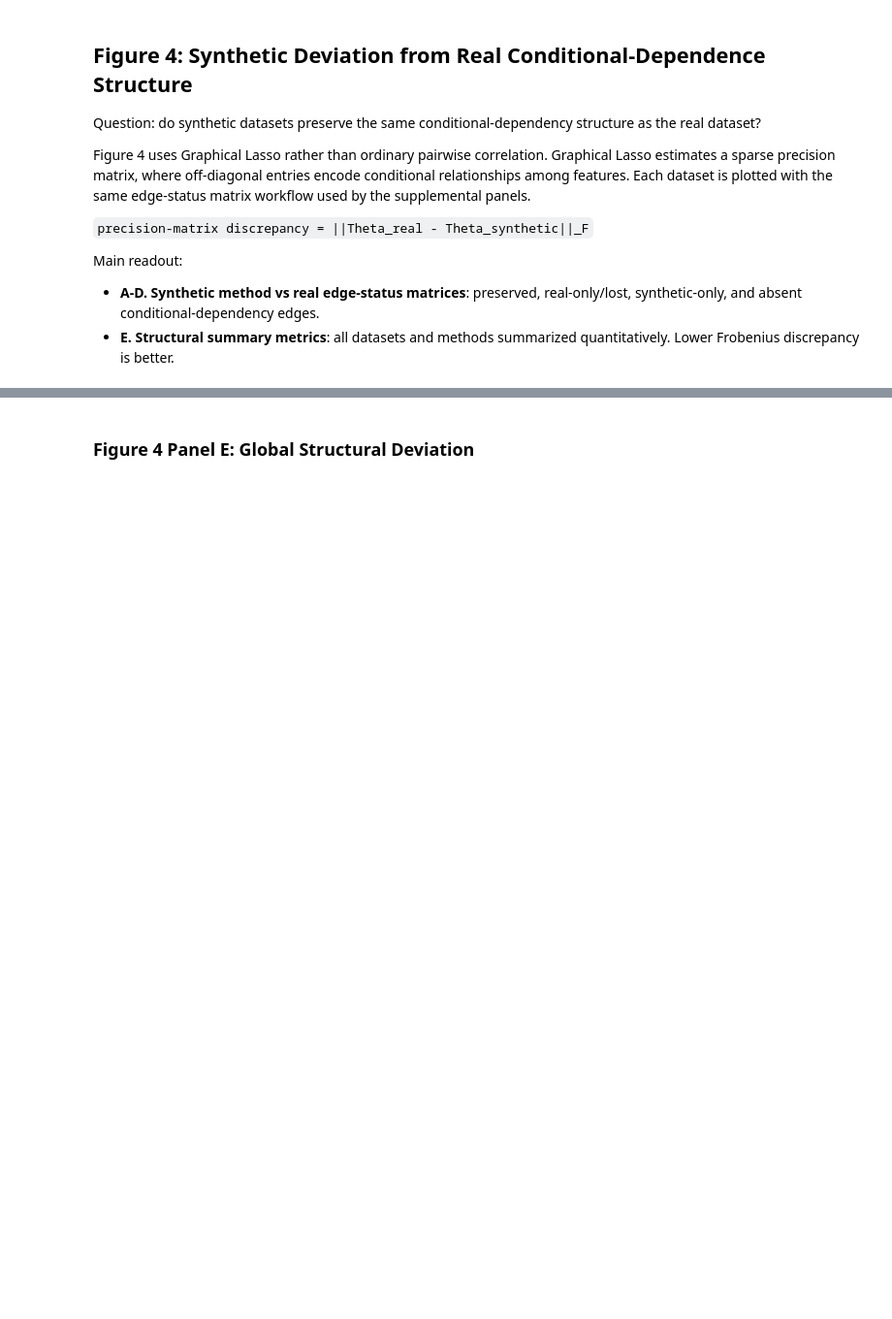
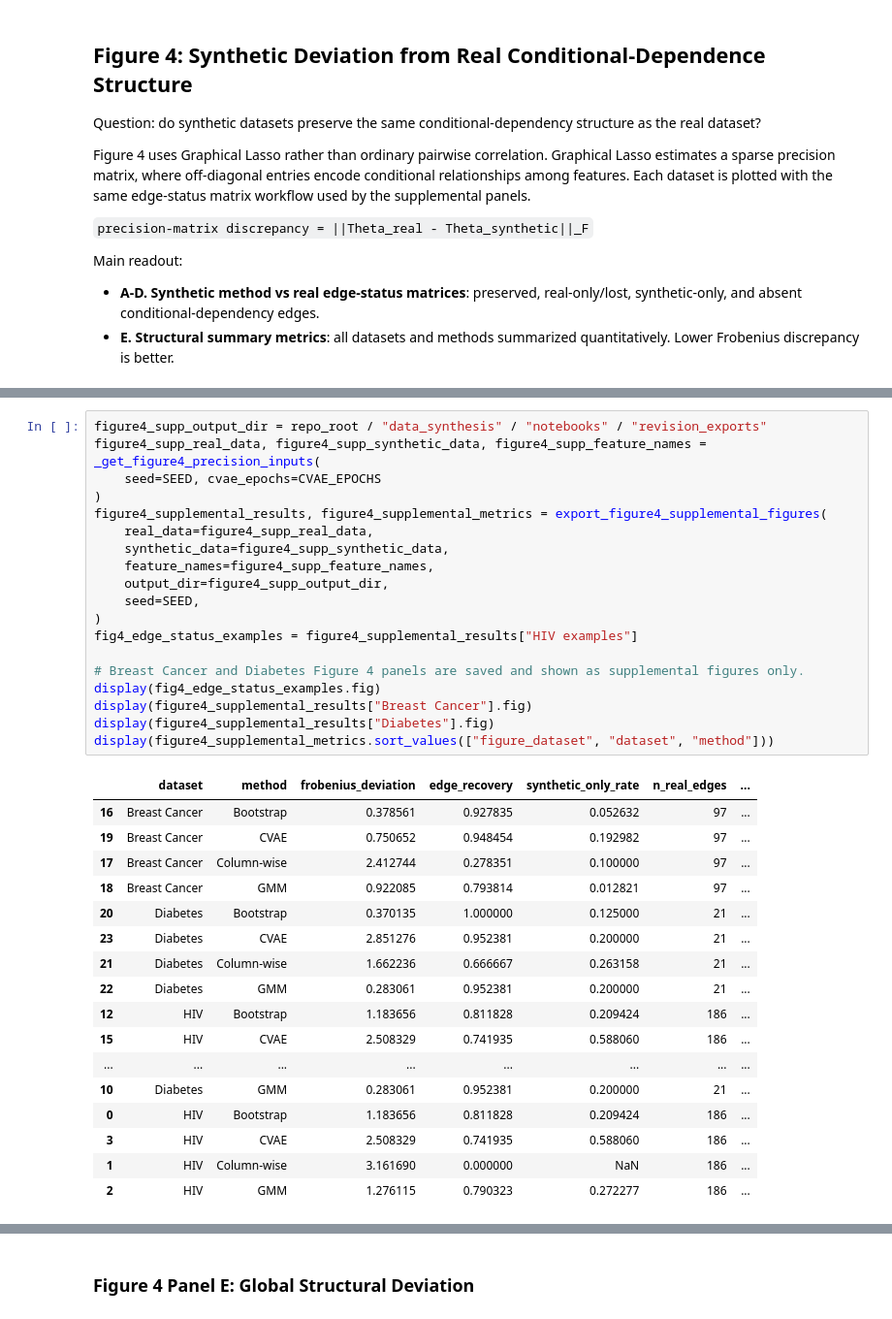
Before and after one commit to TonyTran03/distinguishable_data, a Jupyter notebook: data_synthesis/notebooks/make_main_figures_revision.ipynb, the cells around one changed output, grey strips where cells are left out. Shown at 97% size. Saved outputs shown, nothing was run; the diff lists cells and outputs as text; blank space fills up the shorter version.

```diff
--- a/data_synthesis/notebooks/make_main_figures_revision.ipynb
+++ b/data_synthesis/notebooks/make_main_figures_revision.ipynb
@@ -1490 +1491,38 @@ def plot_figure4_correlation_change(corr_summary=None, exemplar_ds="HIV", anchor
+# %%
+figure4_supp_output_dir = repo_root / "data_synthesis" / "notebooks" / "revision_exports"
+figure4_supp_real_data, figure4_supp_synthetic_data, figure4_supp_feature_names = _get_figure4_precision_inputs(
+    seed=SEED, cvae_epochs=CVAE_EPOCHS
+)
+figure4_supplemental_results, figure4_supplemental_metrics = export_figure4_supplemental_figures(
+    real_data=figure4_supp_real_data,
+    synthetic_data=figure4_supp_synthetic_data,
+    feature_names=figure4_supp_feature_names,
+    output_dir=figure4_supp_output_dir,
+    seed=SEED,
+)
+fig4_edge_status_examples = figure4_supplemental_results["HIV examples"]
+
+# Breast Cancer and Diabetes Figure 4 panels are saved and shown as supplemental figures only.
+display(fig4_edge_status_examples.fig)
+display(figure4_supplemental_results["Breast Cancer"].fig)
+display(figure4_supplemental_results["Diabetes"].fig)
+display(figure4_supplemental_metrics.sort_values(["figure_dataset", "dataset", "method"]))
+# %% [output]
+|  | dataset | method | frobenius_deviation | edge_recovery | synthetic_only_rate | n_real_edges | ... |
+| 16 | Breast Cancer | Bootstrap | 0.378561 | 0.927835 | 0.052632 | 97 | ... |
+| 19 | Breast Cancer | CVAE | 0.750652 | 0.948454 | 0.192982 | 97 | ... |
+| 17 | Breast Cancer | Column-wise | 2.412744 | 0.278351 | 0.100000 | 97 | ... |
+| 18 | Breast Cancer | GMM | 0.922085 | 0.793814 | 0.012821 | 97 | ... |
+| 20 | Diabetes | Bootstrap | 0.370135 | 1.000000 | 0.125000 | 21 | ... |
+| 23 | Diabetes | CVAE | 2.851276 | 0.952381 | 0.200000 | 21 | ... |
+| 21 | Diabetes | Column-wise | 1.662236 | 0.666667 | 0.263158 | 21 | ... |
+| 22 | Diabetes | GMM | 0.283061 | 0.952381 | 0.200000 | 21 | ... |
+| 12 | HIV | Bootstrap | 1.183656 | 0.811828 | 0.209424 | 186 | ... |
+| 15 | HIV | CVAE | 2.508329 | 0.741935 | 0.588060 | 186 | ... |
+| ... | ... | ... | ... | ... | ... | ... | ... |
+| 10 | Diabetes | GMM | 0.283061 | 0.952381 | 0.200000 | 21 | ... |
+| 0 | HIV | Bootstrap | 1.183656 | 0.811828 | 0.209424 | 186 | ... |
+| 3 | HIV | CVAE | 2.508329 | 0.741935 | 0.588060 | 186 | ... |
+| 1 | HIV | Column-wise | 3.161690 | 0.000000 | NaN | 186 | ... |
+| 2 | HIV | GMM | 1.276115 | 0.790323 | 0.272277 | 186 | ... |
 # %%
```
Also changed, not shown: parts of 9 cells of this notebook, 7 other files.
